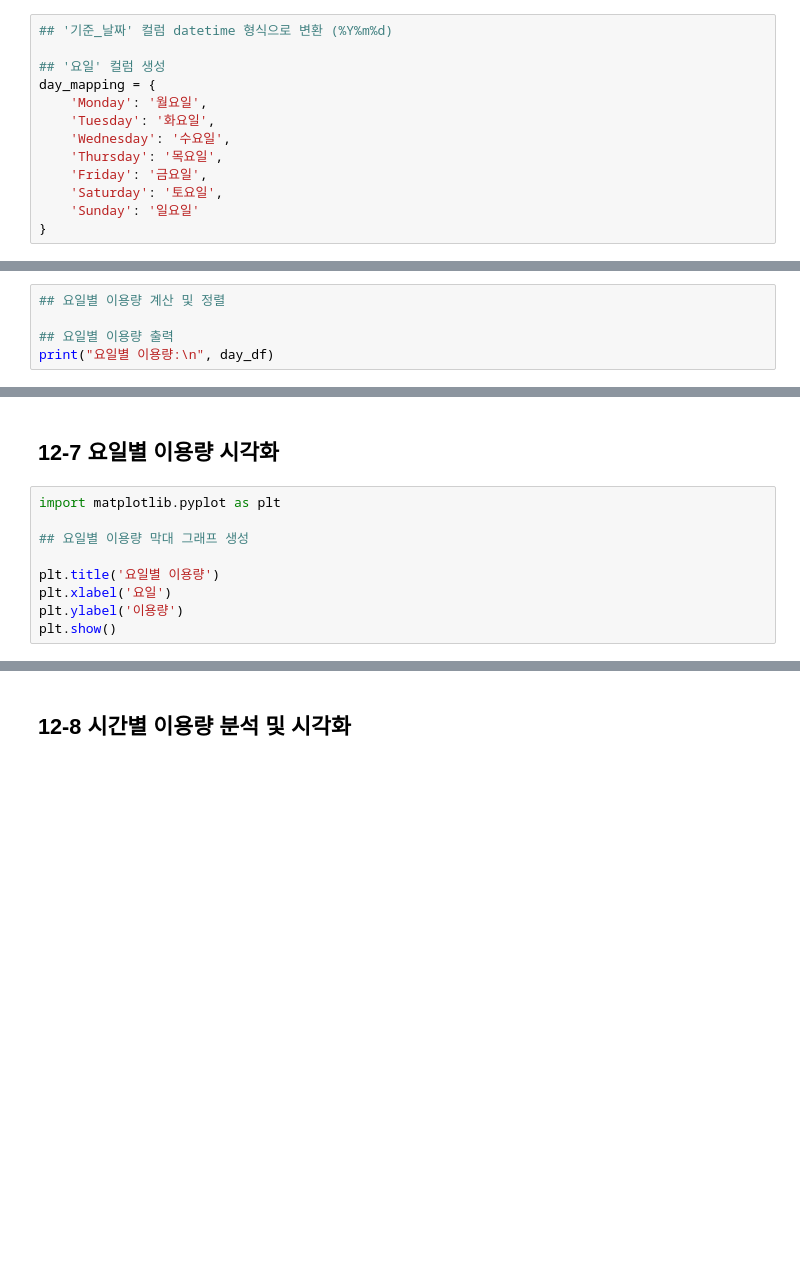
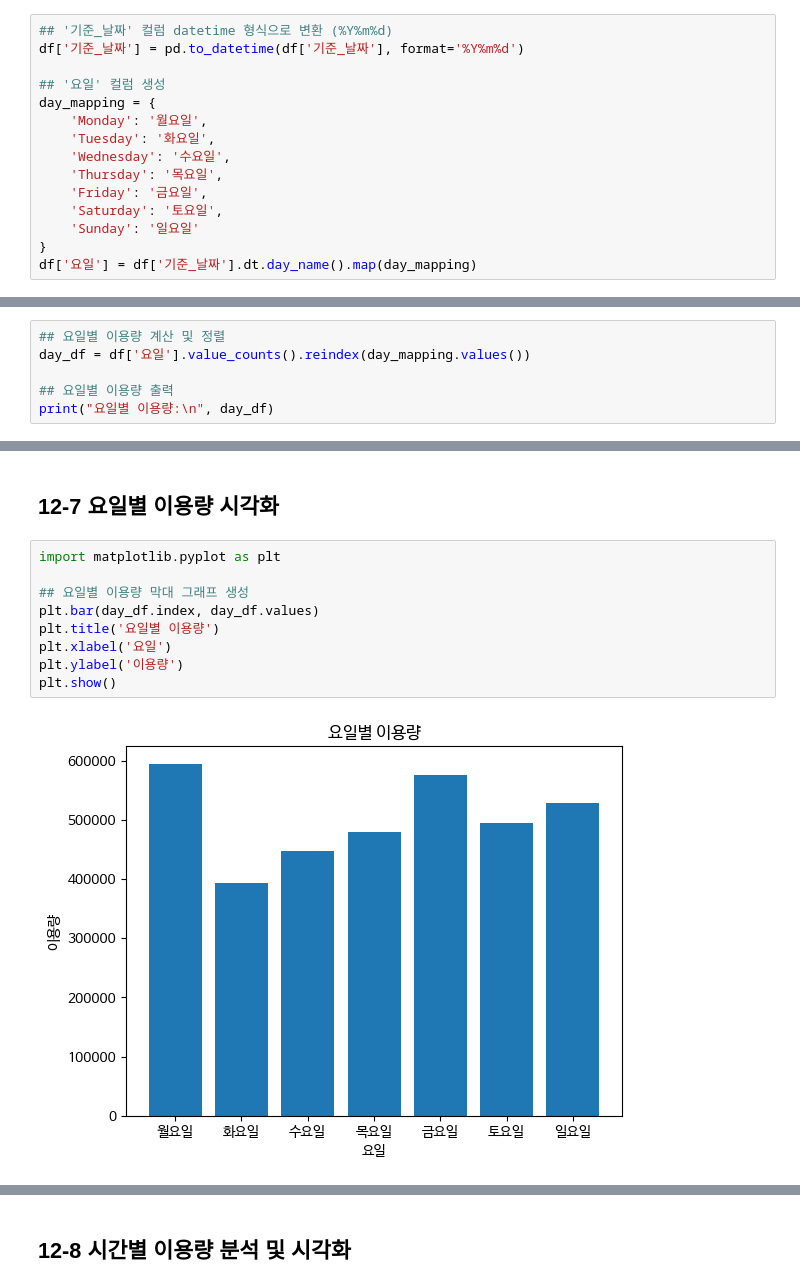
Before and after one commit to 666algos666/Data-Analysis-with-Open-Source, a Jupyter notebook: 오픈소스_데이터_분석_12강_WIP_백업.ipynb, the cells around one changed output, grey strips where cells are left out. Drawn from its saved outputs; the diff is of its cells as text; blank space fills up the shorter version.

```diff
--- a/오픈소스_데이터_분석_12강_WIP_백업.ipynb
+++ b/오픈소스_데이터_분석_12강_WIP_백업.ipynb
@@ -173,6 +179,7 @@ print("범주형 데이터 요약 통계:\n", df.describe(include = ['object']).
 ## 12-5 날짜/시간 데이터 형식 변환
 # %%
 ## '기준_날짜' 컬럼 datetime 형식으로 변환 (%Y%m%d)
+df['기준_날짜'] = pd.to_datetime(df['기준_날짜'], format='%Y%m%d')
 
 ## '요일' 컬럼 생성
 day_mapping = {
@@ -184,3 +191,4 @@ day_mapping = {
     'Saturday': '토요일',
     'Sunday': '일요일'
 }
+df['요일'] = df['기준_날짜'].dt.day_name().map(day_mapping)
@@ -197,6 +240,7 @@ print("\n범주형 데이터 요약 통계:\n", df.describe(include=['object']).
 ## 12-6 요일별 이용량 분석
 # %%
 ## 요일별 이용량 계산 및 정렬
+day_df = df['요일'].value_counts().reindex(day_mapping.values())
 
 ## 요일별 이용량 출력
 print("요일별 이용량:\n", day_df)
@@ -205,11 +260,13 @@ print("요일별 이용량:\n", day_df)
 # %%
 import matplotlib.pyplot as plt
 
 ## 요일별 이용량 막대 그래프 생성
-
+plt.bar(day_df.index, day_df.values)
 plt.title('요일별 이용량')
 plt.xlabel('요일')
 plt.ylabel('이용량')
 plt.show()
+# %% [output]
+[figure, added]
 # %%
 ## Dataframe의 plot을 이용한 요일별 이용량 막대 그래프 생성
```
Also changed, not shown: parts of 15 cells of this notebook.
